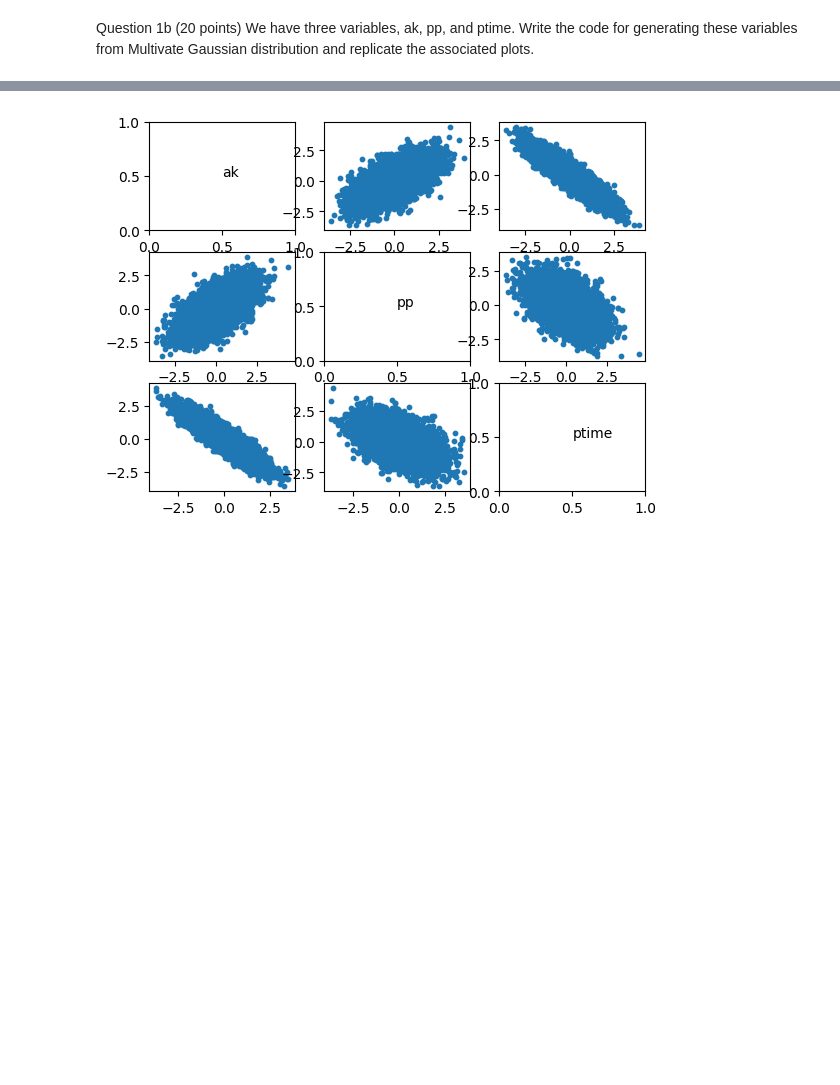
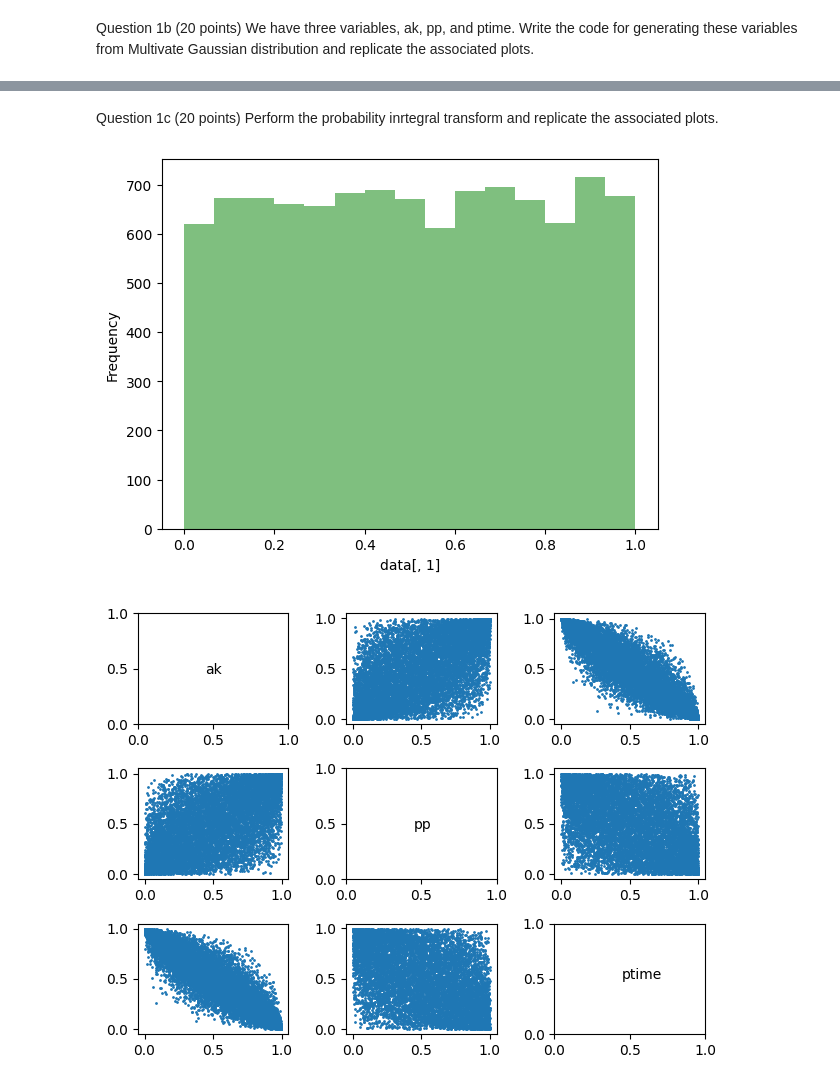
Before and after one commit to Jasonchen0317/ML_Projects, a Jupyter notebook: Assignment1.ipynb, the cells around one changed output, grey strips where cells are left out. Saved outputs shown, nothing was run; the diff lists cells and outputs as text; code cells hidden in the pictures; blank space fills up the shorter version.

```diff
--- a/Assignment1.ipynb
+++ b/Assignment1.ipynb
@@ -23,21 +71,30 @@ We have three variables, ak, pp, and ptime. Write the code for generating these
+# %% [markdown]
+Question 1c (20 points)
+Perform the probability inrtegral transform and replicate the associated plots.
 # %%
-mean = [0, 0, 0]
-cov = [[1, 0.6, -0.9], [0.6, 1, -0.5], [-0.9, -0.5, 1]]
-x, y, z = np.random.multivariate_normal(mean, cov, 10000).T
+data = norm.cdf(data, 0, 1)
+plt.xlabel('data[, 1]')
+plt.ylabel('Frequency')
+plt.hist(data[1], bins=15, alpha=0.5, color='g')
+plt.show()
+
 figure, axis = plt.subplots(3, 3)
+figure.tight_layout()
 
-axis[0, 0].text(0.5, 0.5, 'ak')
-axis[0, 1].scatter(x, y, s = 10)
-axis[0, 2].scatter(x, z, s = 10)
+size = 1
+axis[0, 0].text(0.45, 0.45, 'ak')
+axis[0, 1].scatter(data[0], data[1], s = size)
+axis[0, 2].scatter(data[0], data[2], s = size)
 
-axis[1, 1].text(0.5, 0.5, 'pp')
-axis[1, 0].scatter(y, x, s = 10)
-axis[1, 2].scatter(y, z, s = 10)
+axis[1, 1].text(0.45, 0.45, 'pp')
+axis[1, 0].scatter(data[1], data[0], s = size)
+axis[1, 2].scatter(data[1], data[2], s = size)
 
-axis[2, 2].text(0.5, 0.5, 'ptime')
-axis[2, 0].scatter(z, x, s = 10)
-axis[2, 1].scatter(z, y, s = 10)
+axis[2, 2].text(0.45, 0.5, 'ptime')
+axis[2, 0].scatter(data[2], data[0], s = size)
+axis[2, 1].scatter(data[2], data[1], s = size)
 
 plt.show()
 # %% [output]
-[figure, old version]
+[figure, new version]
+[figure, added]
```
Also changed, not shown: parts of 8 cells of this notebook.
